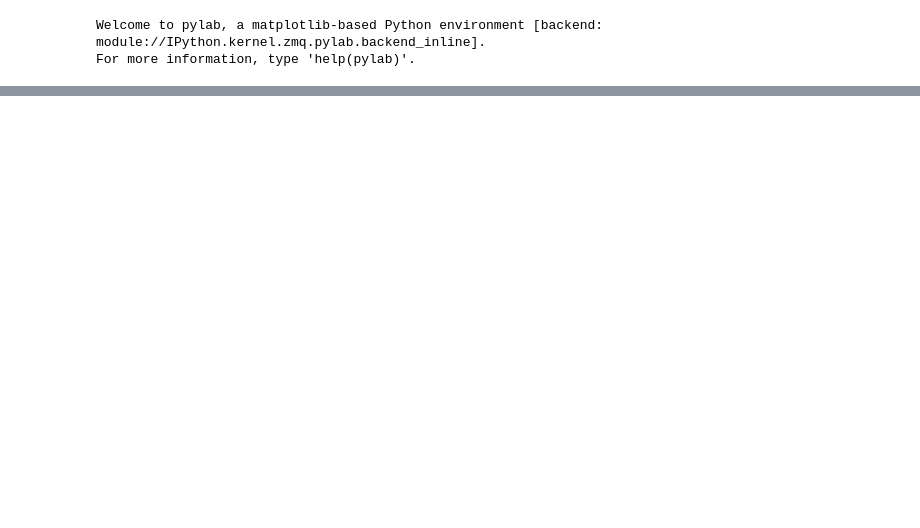
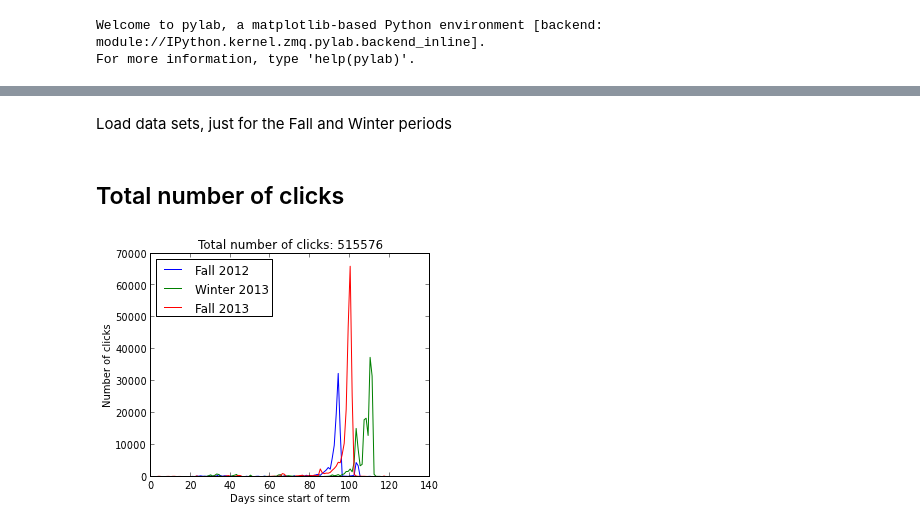
Before and after one commit to MathEducationResources/google-analytics, a Jupyter notebook: global_dict.ipynb, the cells around one changed output, grey strips where cells are left out. Cells and saved outputs as stored; diff of their text form; code cells hidden in the pictures; blank space fills up the shorter version.

Commit message:
Adds all plot to notebook

```diff
--- a/global_dict.ipynb
+++ b/global_dict.ipynb
@@ -26,0 +23,18 @@ for course in list_courses(my_dict):
+# %% [markdown]
+Load data sets, just for the Fall and Winter periods
+# %%
+dict_F12,clicks_F12 = data_to_info_clicks('Analytics_Fall2012.csv')
+dict_W13,clicks_W13 = data_to_info_clicks('Analytics_Winter2013.csv')
+dict_F13,clicks_F13 = data_to_info_clicks('Analytics_Fall2013.csv')
+# %% [markdown]
+## Total number of clicks
+# %%
+plt.figsize(5,4)
+plot_clicks(clicks_F12)
+plot_clicks(clicks_W13)
+plot_clicks(clicks_F13)
+plt.legend(['Fall 2012','Winter 2013','Fall 2013'],'upper left')
+plt.title('Total number of clicks: ' + str(sum(clicks_F12) + sum(clicks_W13) + sum(clicks_F13)))
+plt.savefig('total_number_of_clicks.png')
+# %% [output]
+[figure, added]
```
Also changed, not shown: parts of 16 cells of this notebook.
